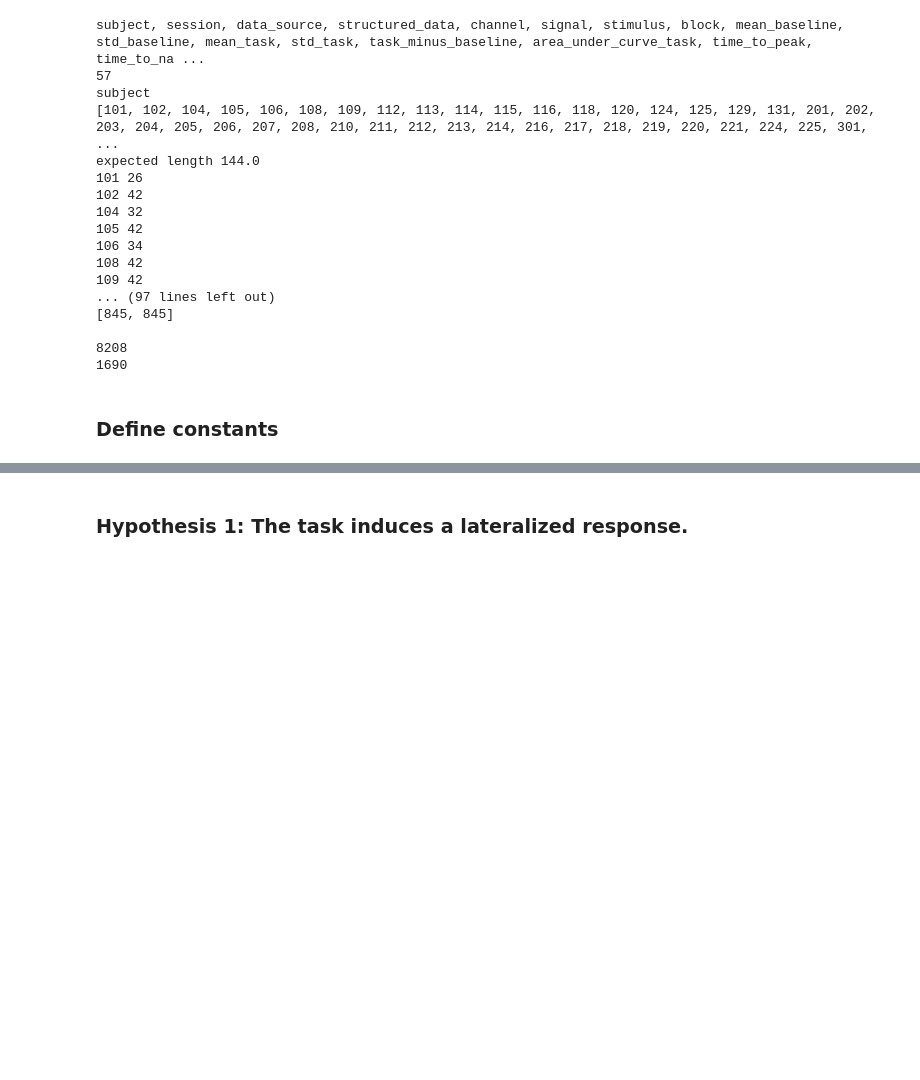
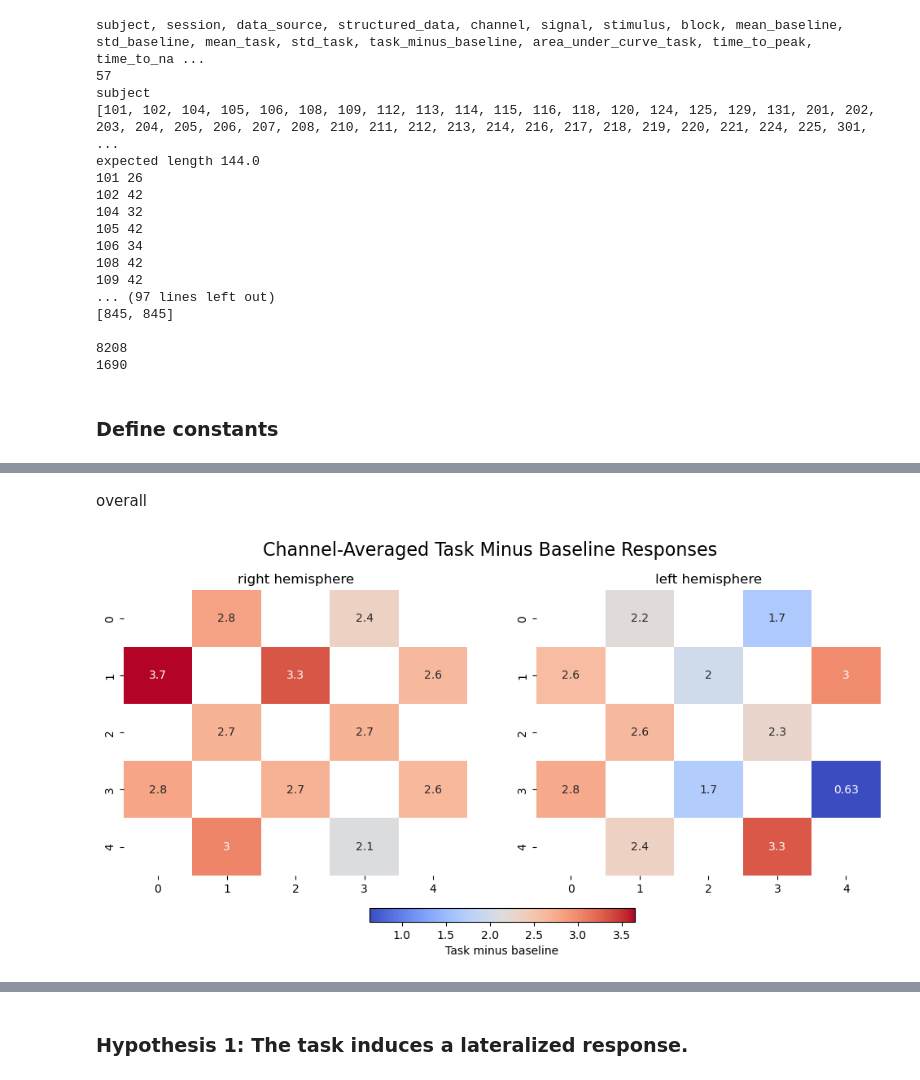
Before and after one commit to trubby22/spne-cw-2, a Jupyter notebook: code/main.ipynb, the cells around one changed output, grey strips where cells are left out. Cells and saved outputs as stored; diff of their text form; code cells hidden in the pictures; blank space fills up the shorter version.

```diff
--- a/code/main.ipynb
+++ b/code/main.ipynb
@@ -131,0 +300,65 @@ def my_str_2(arr):
+# %%
+# Function to replace integers with data values
+def fill_channel_array(channel_array, data):
+    res = np.zeros_like(channel_array)
+    for i in range(channel_array.shape[0]):
+        for j in range(channel_array.shape[1]):
+            x = channel_array[i][j]
+            if not np.isnan(x):
+                res[i][j] = data[int(x) - 1]
+            else:
+                res[i][j] = np.nan
+    return res
+# %% [markdown]
+overall
+# %%
+def plot_heatmap(experience_ix=None):
+    np.set_printoptions(precision=1)
+    experience_mask = experience_masks[experience_ix] if experience_ix is not None else neutral_mask
+    experience_name = f" - {experience_names[experience_ix]}" if experience_ix is not None else ""
+    overall_channel_responses = np.array([np.mean(df[oxy_mask & (df['channel'] == i) & experience_mask]['task_minus_baseline']) for i in all_channels])
+
+    channel_arrays_filled = [fill_channel_array(x, overall_channel_responses) for x in channel_array_hemispheres]
+
+    # Get global min and max values across all arrays for consistent scaling
+    vmin = np.nanmin([np.nanmin(arr) for arr in channel_arrays_filled])
+    vmax = np.nanmax([np.nanmax(arr) for arr in channel_arrays_filled])
+
+    # Create a 1x2 subplot
+    fig, axes = plt.subplots(1, 2, figsize=(12, 6))
+
+    # Loop through each hemisphere and plot on the respective axis
+    for i, ax in enumerate(axes):
+        sns.heatmap(
+            channel_arrays_filled[i],
+            annot=True,
+            cmap='coolwarm',
+            cbar=False,  # Disable individual colorbars
+            ax=ax,
+            vmin=vmin,
+            vmax=vmax
+        )
+        ax.set_title(f'{hemisphere_names[i]} hemisphere')
+
+    # Adjust the layout to allocate space below for the colorbar
+    fig.subplots_adjust(bottom=0.2)
+
+    # Add a shared horizontal colorbar below the subplots
+    cbar = fig.colorbar(
+        plt.cm.ScalarMappable(cmap='coolwarm', norm=plt.Normalize(vmin=vmin, vmax=vmax)),
+        ax=axes,
+        orientation='horizontal',
+        fraction=0.04,
+        pad=0.1
+    )
+    cbar.set_label('Task minus baseline')
+
+    # Add a super title for the entire figure
+    fig.suptitle(f'Channel-Averaged Task Minus Baseline Responses{experience_name}', fontsize=16)
+
+    # Show the plot
+    plt.show()
+
+plot_heatmap()
+# %% [output]
+[figure, added]
```
Also changed, not shown: parts of 24 cells of this notebook.
